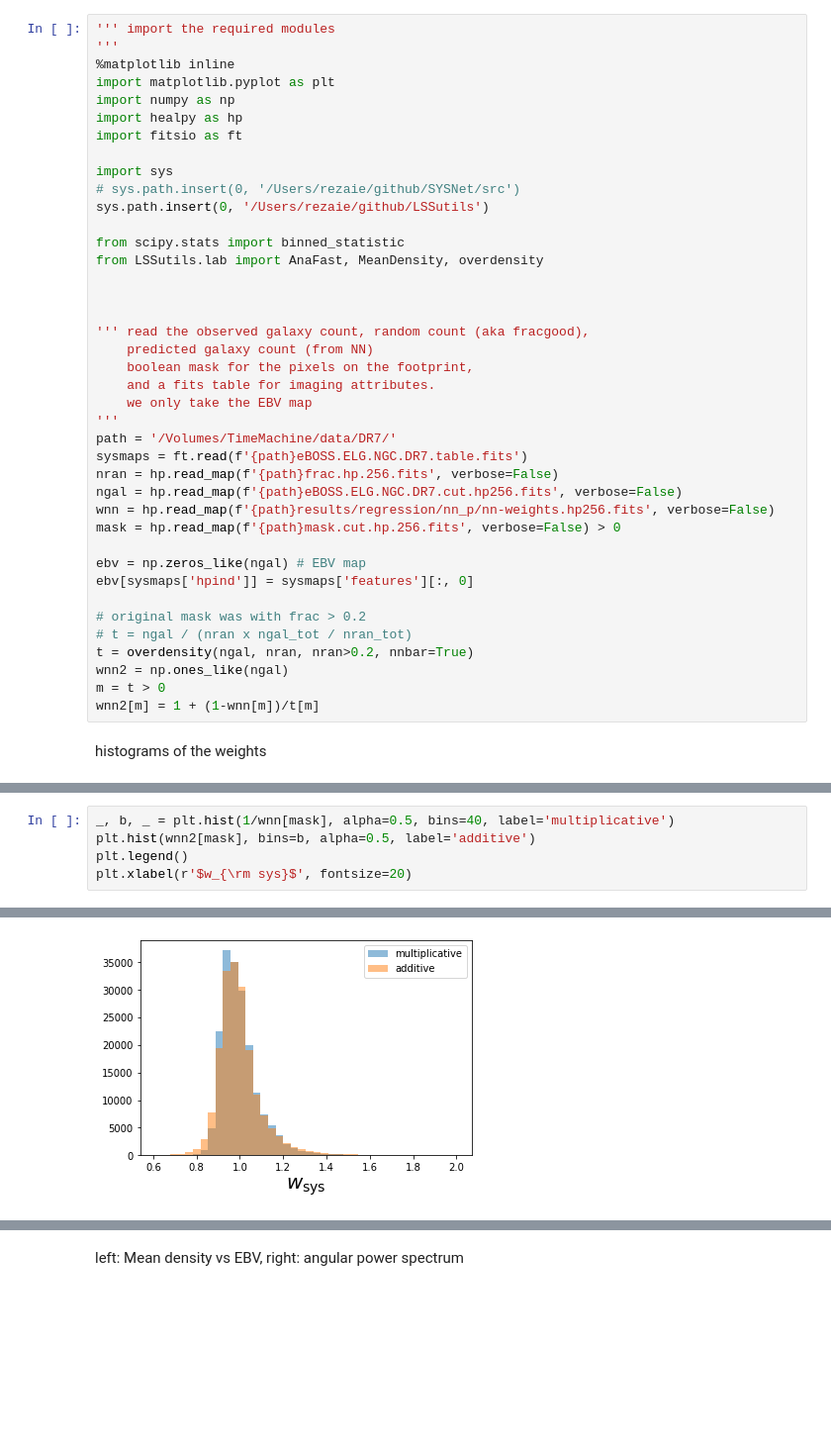
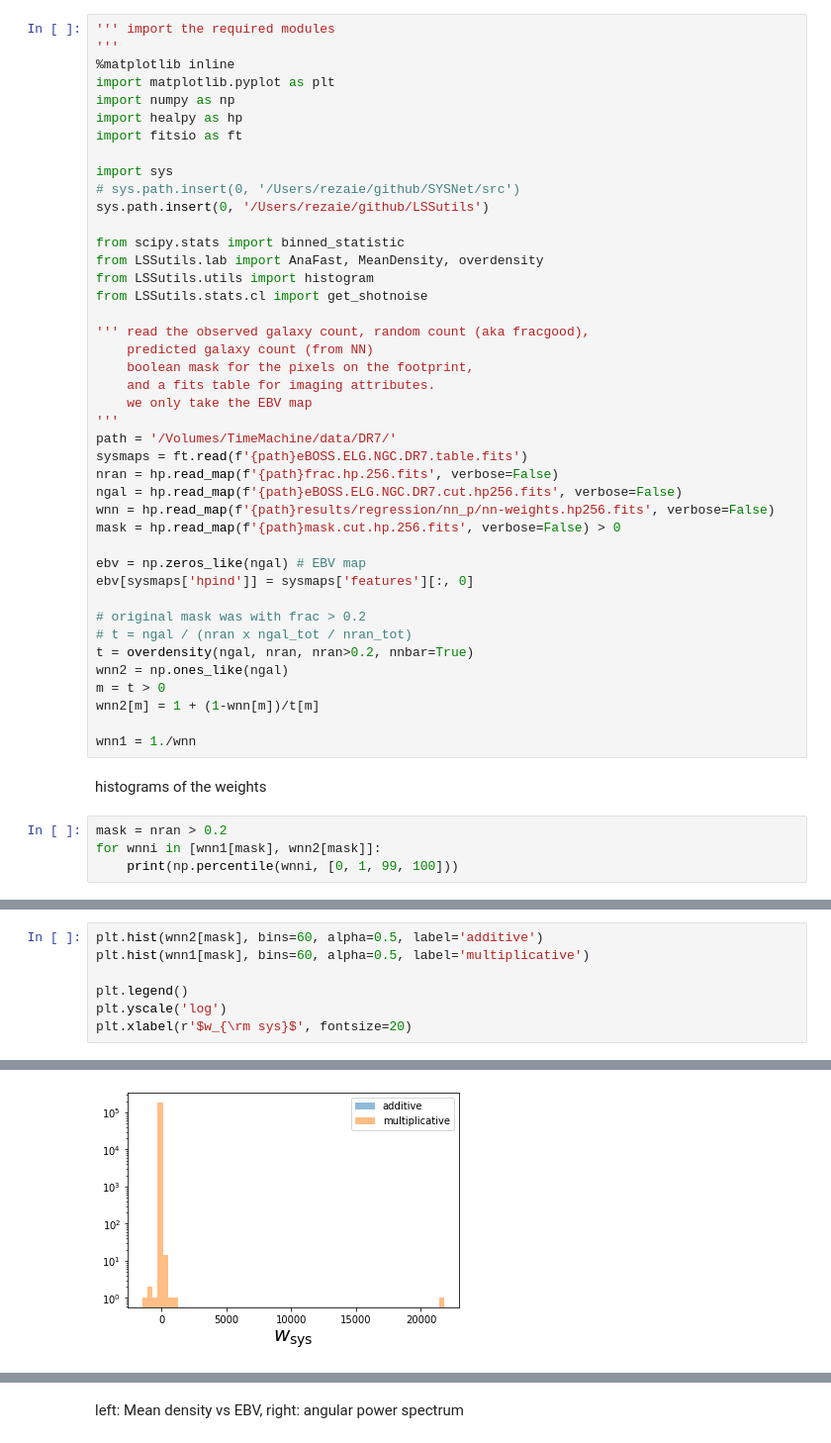
Before and after one commit to mehdirezaie/SYSNet, a Jupyter notebook: notebooks/Mitigation.ipynb, the cells around one changed output, grey strips where cells are left out. Shown at 99% size. Drawn from its saved outputs; the diff is of its cells as text; blank space fills up the shorter version.

```diff
--- a/notebooks/Mitigation.ipynb
+++ b/notebooks/Mitigation.ipynb
@@ -47,8 +47,8 @@ sys.path.insert(0, '/Users/rezaie/github/LSSutils')
 
 from scipy.stats import binned_statistic
 from LSSutils.lab import AnaFast, MeanDensity, overdensity
-
-
+from LSSutils.utils import histogram
+from LSSutils.stats.cl import get_shotnoise
 
 ''' read the observed galaxy count, random count (aka fracgood),
     predicted galaxy count (from NN)
@@ -72,5 +72,11 @@ t = overdensity(ngal, nran, nran>0.2, nnbar=True)
 wnn2 = np.ones_like(ngal)
 m = t > 0
 wnn2[m] = 1 + (1-wnn[m])/t[m]
+
+wnn1 = 1./wnn
 # %% [markdown]
 histograms of the weights
+# %%
+mask = nran > 0.2
+for wnni in [wnn1[mask], wnn2[mask]]:
+    print(np.percentile(wnni, [0, 1, 99, 100]))
@@ -77,8 +86,10 @@ histograms of the weights
 # %%
-_, b, _ = plt.hist(1/wnn[mask], alpha=0.5, bins=40, label='multiplicative')
-plt.hist(wnn2[mask], bins=b, alpha=0.5, label='additive')
+plt.hist(wnn2[mask], bins=60, alpha=0.5, label='additive')
+plt.hist(wnn1[mask], bins=60, alpha=0.5, label='multiplicative')
+
 plt.legend()
+plt.yscale('log')
 plt.xlabel(r'$w_{\rm sys}$', fontsize=20)
 # %% [output]
 Text(0.5, 0, '$w_{\\rm sys}$')
-[figure, old version]
+[figure, new version]
```
Also changed, not shown: parts of 18 cells of this notebook.
